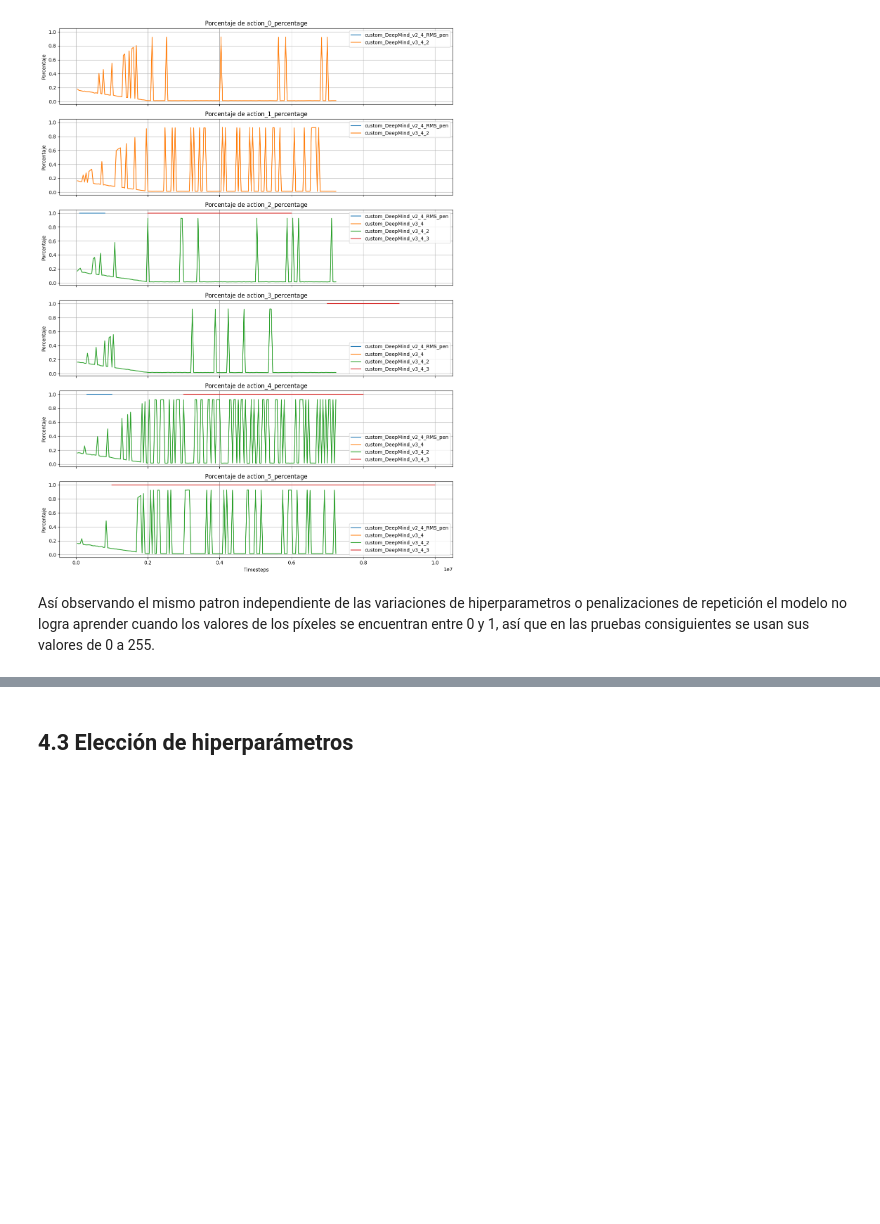
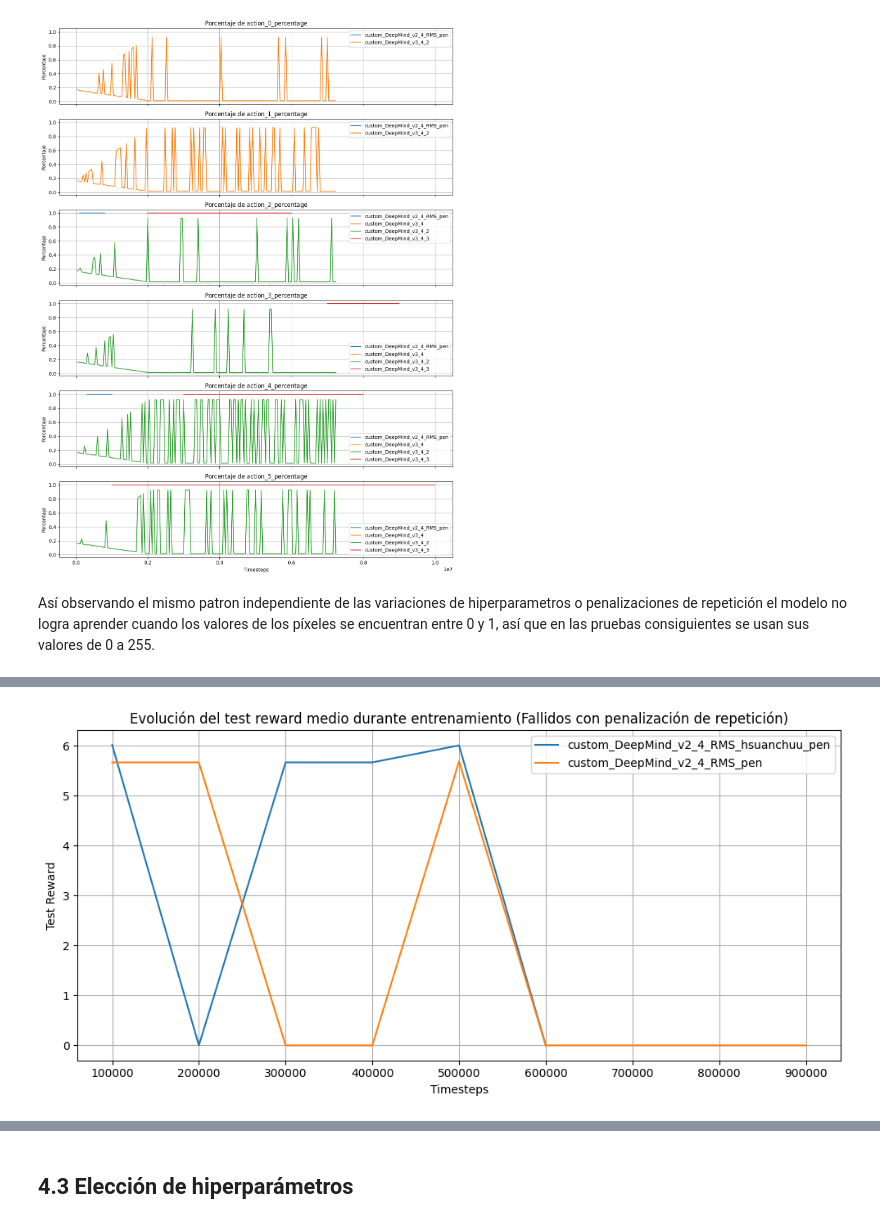
Before and after one commit to Astolfo2332/space_inv_agent, a Jupyter notebook: proyecto_practico.ipynb, the cells around one changed output, grey strips where cells are left out. Drawn from its saved outputs; the diff is of its cells as text; code cells hidden in the pictures; blank space fills up the shorter version.

```diff
--- a/proyecto_practico.ipynb
+++ b/proyecto_practico.ipynb
@@ -1386,0 +1411,15 @@ Así observando el mismo patron independiente de las variaciones de hiperparamet
+# %%
+failed_runs_pen_data = {name: get_metric_history(run_id, "test_reward") for name, run_id in failed_runs_pen.items()}
+# %%
+plt.figure(figsize=(10, 5))
+for name, run in failed_runs_pen_data.items():
+    plt.plot(run["step"], run["test_reward"], label=name)
+plt.xlabel("Timesteps")
+plt.ylabel("Test Reward")
+plt.title("Evolución del test reward medio durante entrenamiento (Fallidos con penalización de repetición)")
+plt.legend()
+plt.grid()
+plt.tight_layout()
+plt.show()
+# %% [output]
+[figure, added]
```
Also changed, not shown: parts of 11 cells of this notebook.
